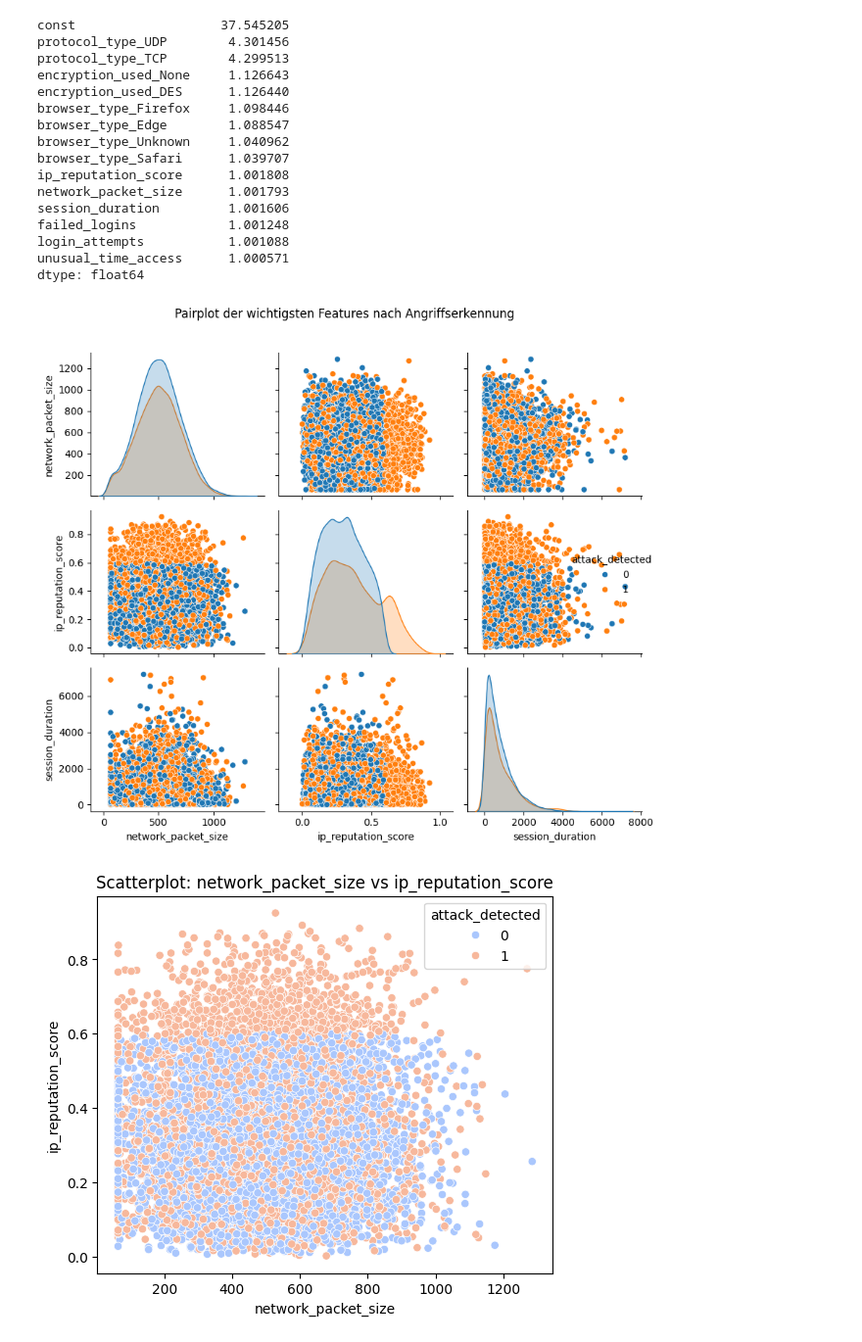
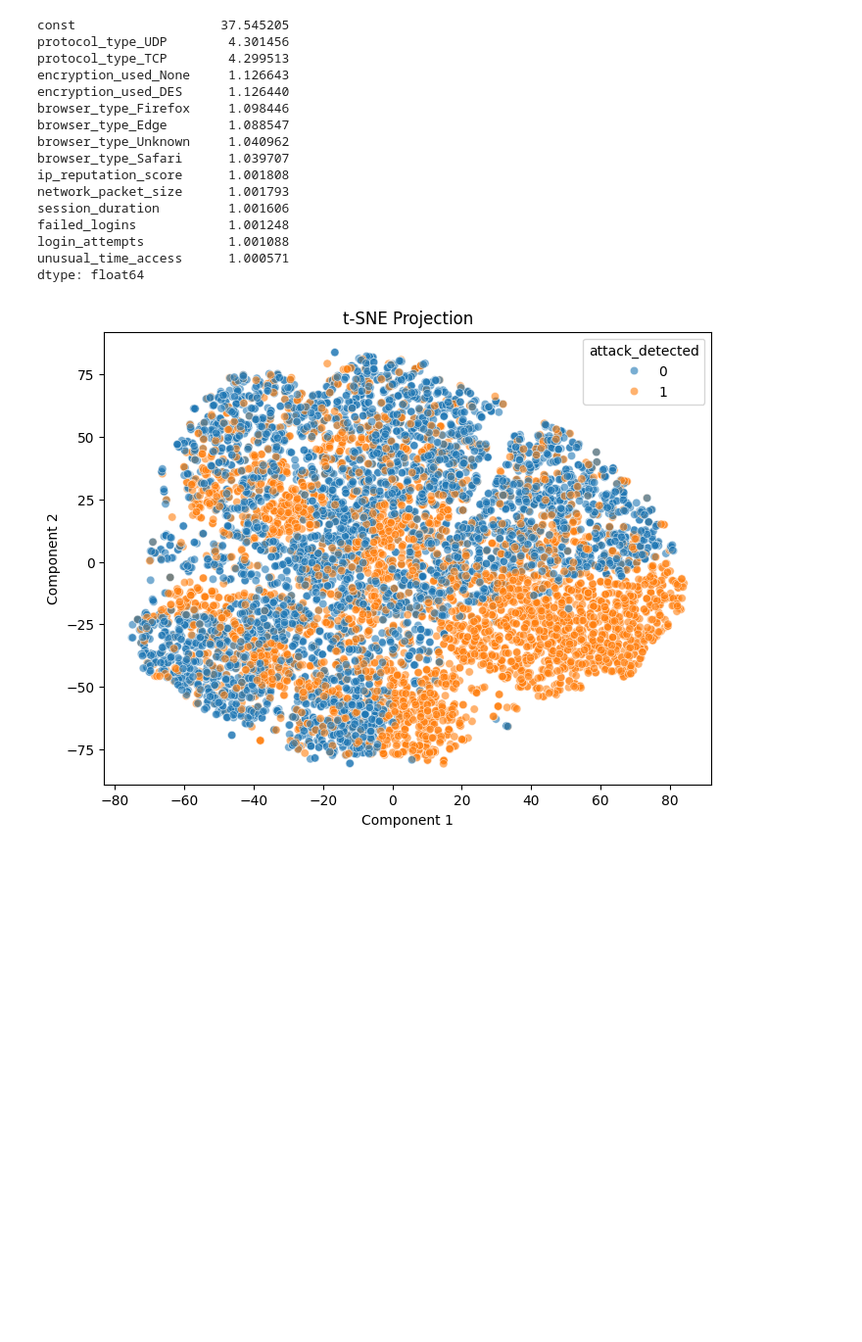
Before and after one commit to lolasurleweb/ai_intrusion_detection_system, a Jupyter notebook: notebooks/data_exploration.ipynb, the cells around one changed output. Shown at 98% size. Saved outputs shown, nothing was run; the diff lists cells and outputs as text; code cells hidden in the pictures; blank space fills up the shorter version.

```diff
--- a/notebooks/data_exploration.ipynb
+++ b/notebooks/data_exploration.ipynb
@@ -180,32 +180,34 @@ failed_logins            1.001248
 login_attempts           1.001088
 unusual_time_access      1.000571
 dtype: float64
-# %%
-import pandas as pd
-import seaborn as sns
-import matplotlib.pyplot as plt
-
-required_columns = [
-    "network_packet_size", "ip_reputation_score", "session_duration", "attack_detected"
-]
-
-# Pairplot mit hue nach attack_detected
-sns.pairplot(df_encoded[required_columns], hue="attack_detected", diag_kind="kde")
-plt.suptitle("Pairplot der wichtigsten Features nach Angriffserkennung", y=1.02)
-plt.tight_layout()
-plt.show()
-
-# Zusätzlicher Scatterplot für zwei Features
-plt.figure(figsize=(6, 5))
-sns.scatterplot(
-    data=df_encoded,
-    x="network_packet_size",
-    y="ip_reputation_score",
-    hue="attack_detected",
-    palette="coolwarm"
-)
-plt.title("Scatterplot: network_packet_size vs ip_reputation_score")
-plt.show()
-# %% [output]
-[figure, removed]
-[figure, removed]
+# %%
+from sklearn.preprocessing import StandardScaler
+from sklearn.manifold import TSNE
+
+df_encoded['session_duration_log'] = np.log1p(df_encoded['session_duration'])
+df_encoded.drop('session_duration', axis=1, inplace=True)
+
+scaler = StandardScaler()
+numerical_cols = ['network_packet_size', 'login_attempts', 'ip_reputation_score', 'failed_logins', 'session_duration_log']
+df_encoded[numerical_cols] = scaler.fit_transform(df_encoded[numerical_cols])
+
+X = df_encoded.drop('attack_detected', axis=1)
+y = df_encoded['attack_detected']
+
+tsne = TSNE(n_components=2, random_state=42)
+X_embedded = tsne.fit_transform(X)
+
+plt.figure(figsize=(8,6))
+sns.scatterplot(
+    x=X_embedded[:, 0],
+    y=X_embedded[:, 1],
+    hue=y,
+    palette={0: '#1f77b4', 1: '#ff7f0e'},
+    alpha=0.6
+)
+plt.title('t-SNE Projection')
+plt.xlabel('Component 1')
+plt.ylabel('Component 2')
+plt.show()
+# %% [output]
+[figure, added]
```
Also changed, not shown: 35 other files.
